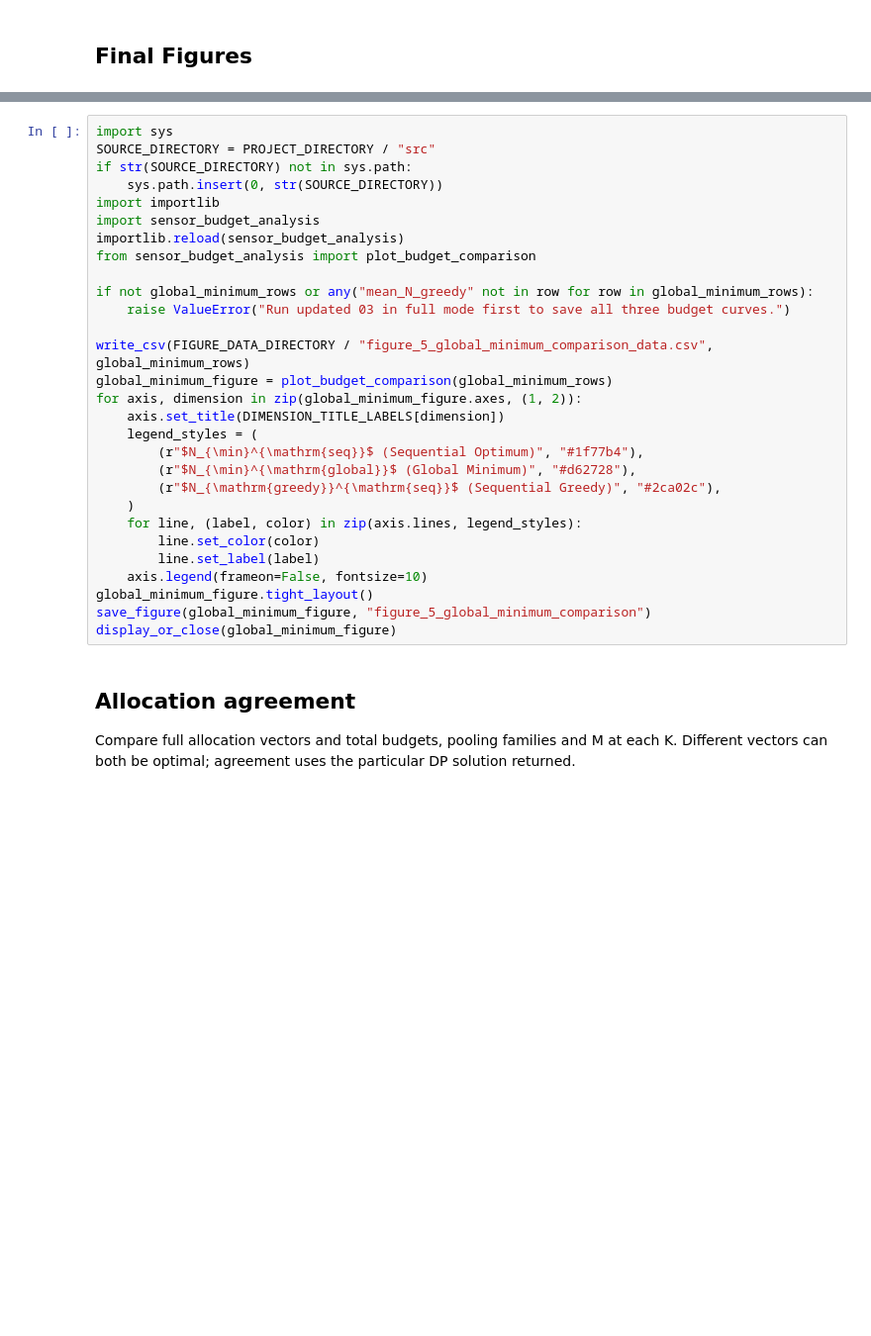
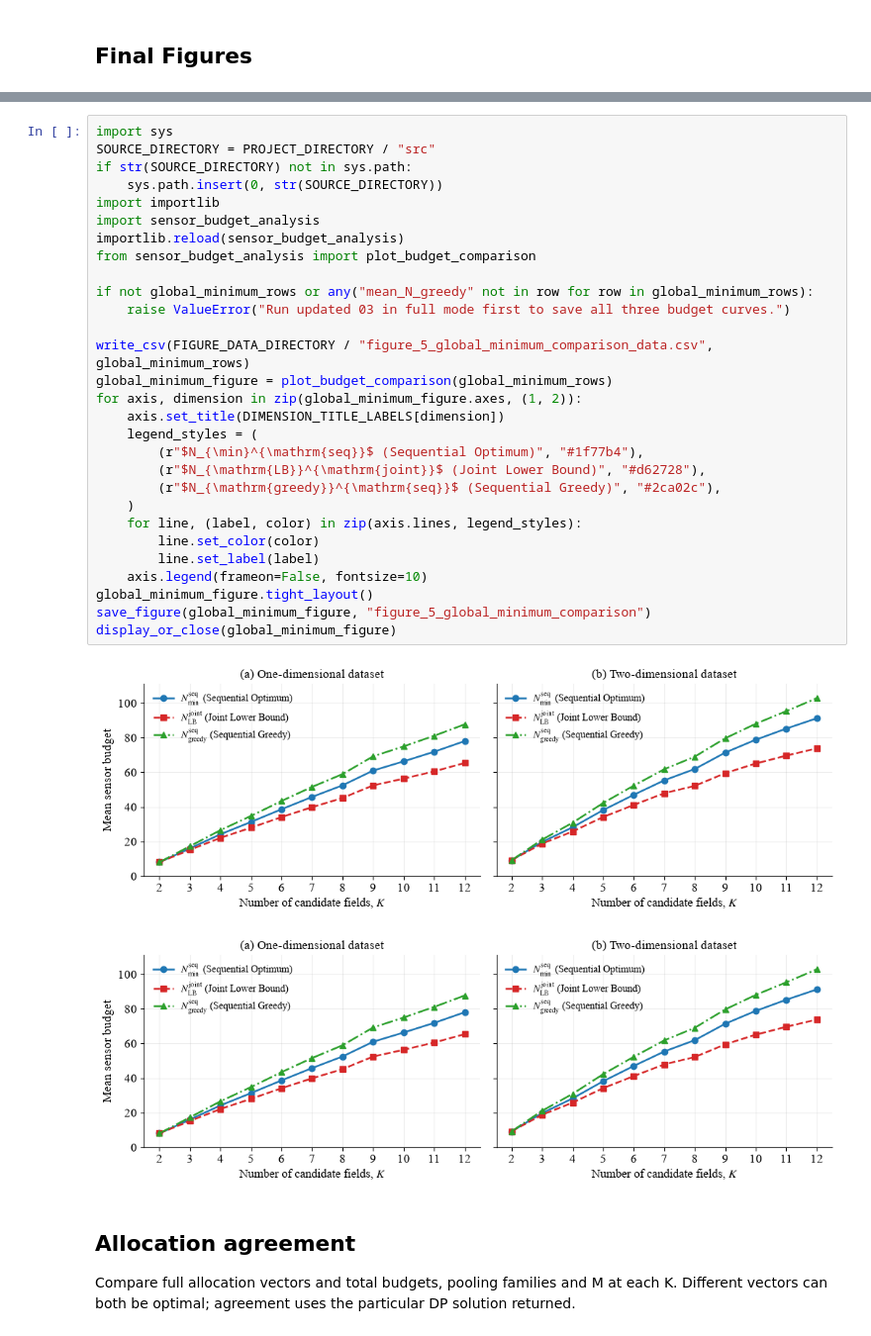
Before and after one commit to Avishka-Shamendra/quantum-sensor-placement-research, a Jupyter notebook: problem-1-zero-error/final_figures.ipynb, the cells around one changed output, grey strips where cells are left out. Shown at 99% size. Saved outputs shown, nothing was run; the diff lists cells and outputs as text; blank space fills up the shorter version.

```diff
--- a/problem-1-zero-error/final_figures.ipynb
+++ b/problem-1-zero-error/final_figures.ipynb
@@ -522,32 +568,35 @@ The global minimum is labeled $N_{\min}^{\mathrm{global}}$. All three curves ave
 # %%
 import sys
 SOURCE_DIRECTORY = PROJECT_DIRECTORY / "src"
 if str(SOURCE_DIRECTORY) not in sys.path:
     sys.path.insert(0, str(SOURCE_DIRECTORY))
 import importlib
 import sensor_budget_analysis
 importlib.reload(sensor_budget_analysis)
 from sensor_budget_analysis import plot_budget_comparison
 
 if not global_minimum_rows or any("mean_N_greedy" not in row for row in global_minimum_rows):
     raise ValueError("Run updated 03 in full mode first to save all three budget curves.")
 
 write_csv(FIGURE_DATA_DIRECTORY / "figure_5_global_minimum_comparison_data.csv", global_minimum_rows)
 global_minimum_figure = plot_budget_comparison(global_minimum_rows)
 for axis, dimension in zip(global_minimum_figure.axes, (1, 2)):
     axis.set_title(DIMENSION_TITLE_LABELS[dimension])
     legend_styles = (
         (r"$N_{\min}^{\mathrm{seq}}$ (Sequential Optimum)", "#1f77b4"),
-        (r"$N_{\min}^{\mathrm{global}}$ (Global Minimum)", "#d62728"),
+        (r"$N_{\mathrm{LB}}^{\mathrm{joint}}$ (Joint Lower Bound)", "#d62728"),
         (r"$N_{\mathrm{greedy}}^{\mathrm{seq}}$ (Sequential Greedy)", "#2ca02c"),
     )
     for line, (label, color) in zip(axis.lines, legend_styles):
         line.set_color(color)
         line.set_label(label)
     axis.legend(frameon=False, fontsize=10)
 global_minimum_figure.tight_layout()
 save_figure(global_minimum_figure, "figure_5_global_minimum_comparison")
 display_or_close(global_minimum_figure)
+# %% [output]
+[figure, added]
+[figure, added]
 # %% [markdown]
 ## Allocation agreement
 
```
Also changed, not shown: parts of 6 cells of this notebook, 45 other files.
